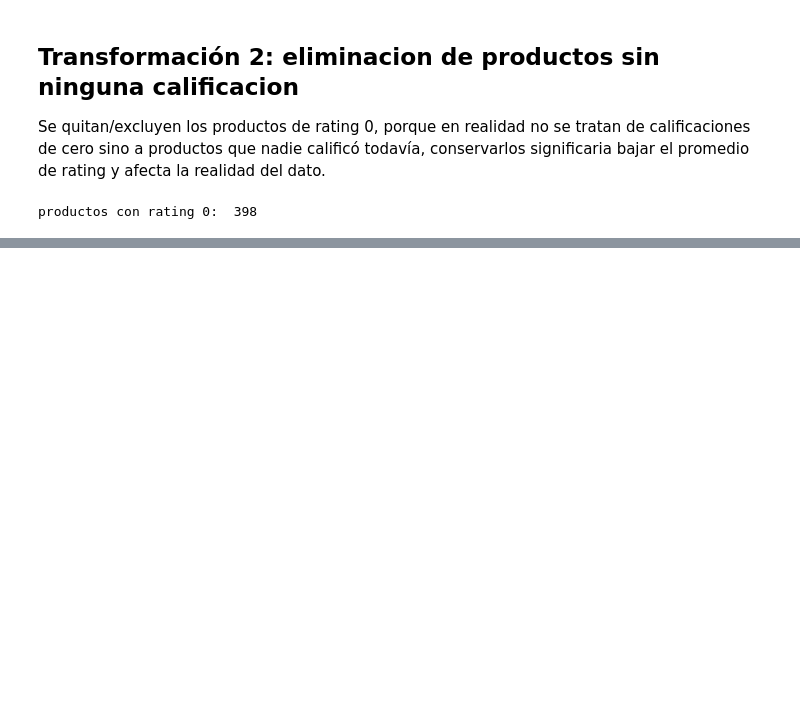
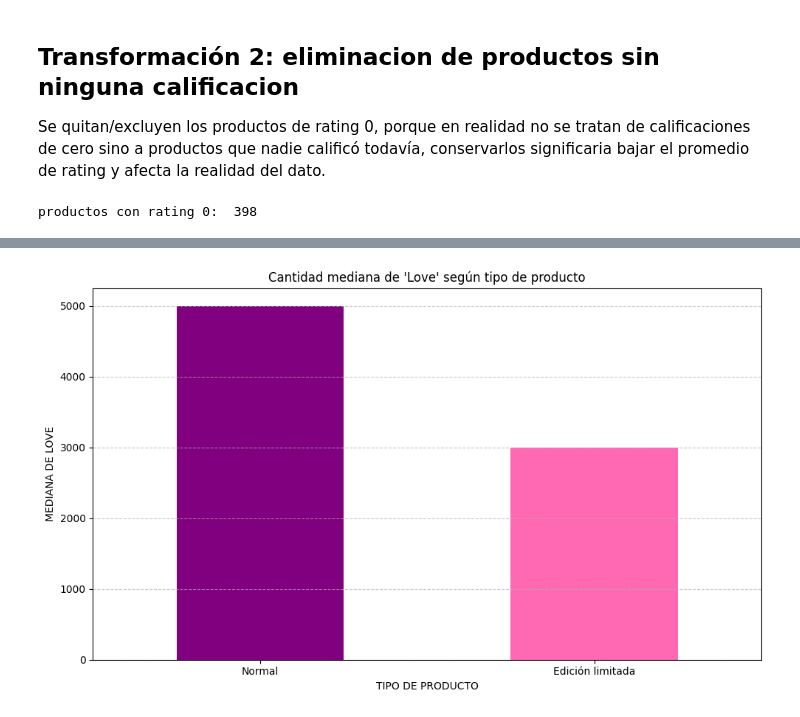
Before and after one commit to lourrosaa/TP-Grupal-Analisis, a Jupyter notebook: TP_analisis.ipynb, the cells around one changed output, grey strips where cells are left out. Cells and saved outputs as stored; diff of their text form; code cells hidden in the pictures; blank space fills up the shorter version.

```diff
--- a/TP_analisis.ipynb
+++ b/TP_analisis.ipynb
@@ -149,0 +258,16 @@ productos con rating 0:  398
+# %%
+love_mediana = df.groupby("limited_edition")["love"].median()
+plt.figure(figsize=(10, 6))
+love_mediana.plot(kind="bar", color=["purple", "hotpink"])
+plt.title("Cantidad mediana de 'Love' según tipo de producto")
+plt.xlabel("TIPO DE PRODUCTO")
+plt.ylabel("MEDIANA DE LOVE")
+plt.xticks([0, 1], ["Normal", "Edición limitada"], rotation=0)
+plt.ticklabel_format(style="plain", axis="y")
+plt.grid(axis="y", linestyle="--", alpha=0.7)
+plt.tight_layout()
+
+plt.savefig("graf_barras_2.png", dpi=300)
+plt.show()
+# %% [output]
+[figure, added]
```
Also changed, not shown: parts of 15 cells of this notebook.
